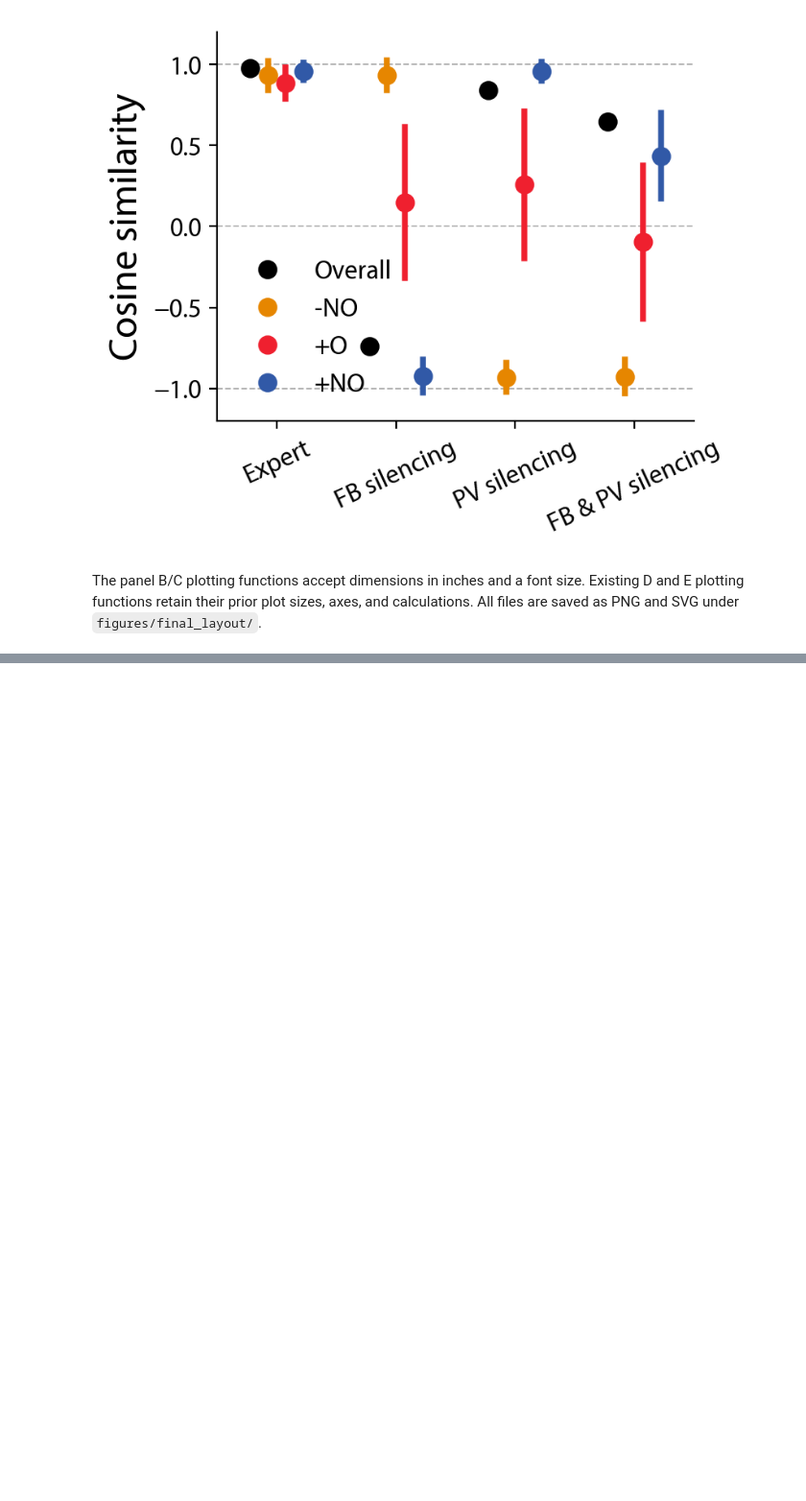
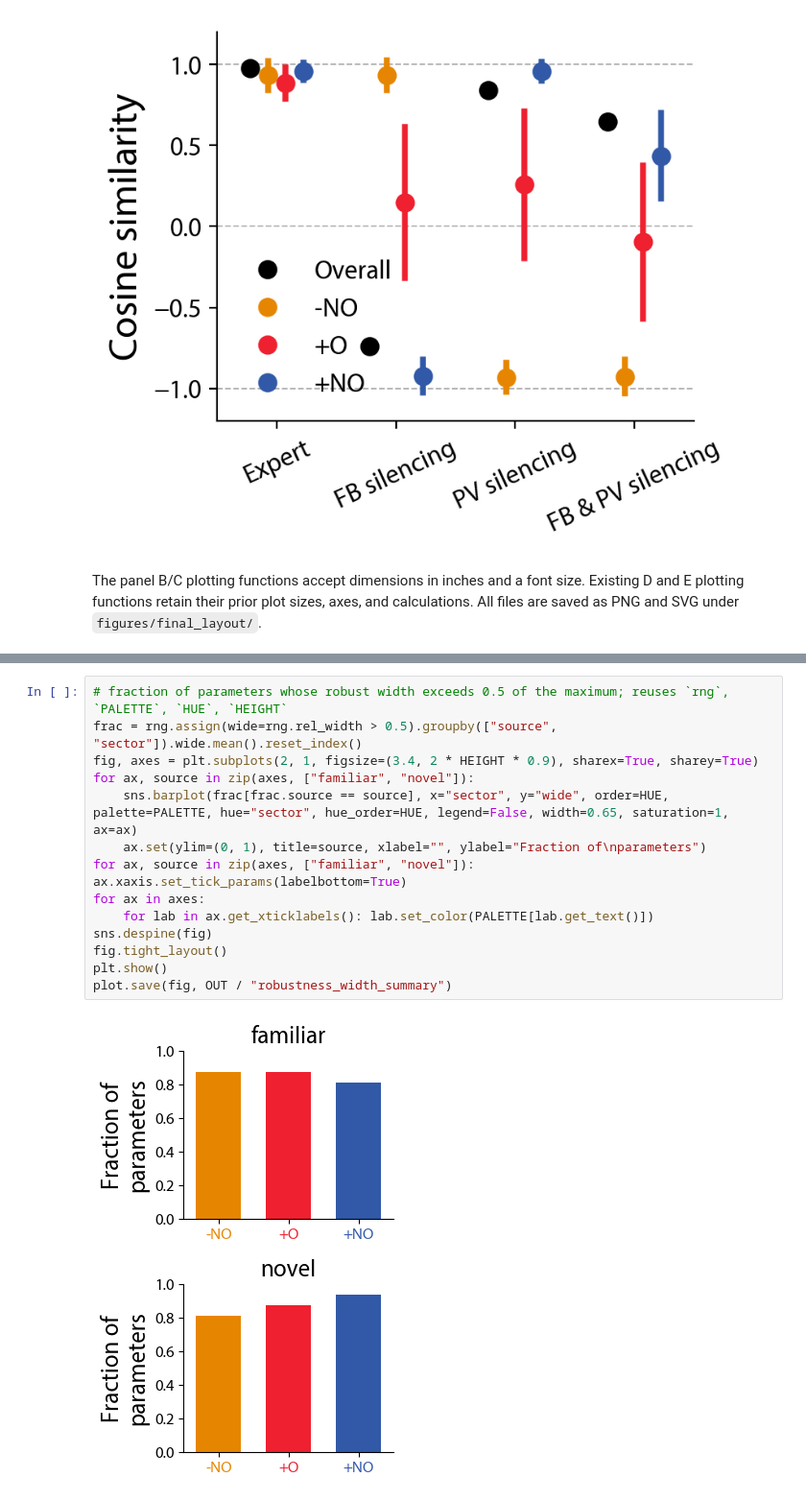
Before and after one commit to matushalak/context-contrasting, a Jupyter notebook: paper_v2/final_results.ipynb, the cells around one changed output, grey strips where cells are left out. Shown at 96% size. Saved outputs shown, nothing was run; the diff lists cells and outputs as text; blank space fills up the shorter version.

```diff
--- a/paper_v2/final_results.ipynb
+++ b/paper_v2/final_results.ipynb
@@ -110,0 +187,16 @@ The panel B/C plotting functions accept dimensions in inches and a font size. Ex
+# %%
+# fraction of parameters whose robust width exceeds 0.5 of the maximum; reuses `rng`, `PALETTE`, `HUE`, `HEIGHT`
+frac = rng.assign(wide=rng.rel_width > 0.5).groupby(["source", "sector"]).wide.mean().reset_index()
+fig, axes = plt.subplots(2, 1, figsize=(3.4, 2 * HEIGHT * 0.9), sharex=True, sharey=True)
+for ax, source in zip(axes, ["familiar", "novel"]):
+    sns.barplot(frac[frac.source == source], x="sector", y="wide", order=HUE, palette=PALETTE, hue="sector", hue_order=HUE, legend=False, width=0.65, saturation=1, ax=ax)
+    ax.set(ylim=(0, 1), title=source, xlabel="", ylabel="Fraction of\nparameters")
+for ax, source in zip(axes, ["familiar", "novel"]): ax.xaxis.set_tick_params(labelbottom=True)
+for ax in axes:
+    for lab in ax.get_xticklabels(): lab.set_color(PALETTE[lab.get_text()])
+sns.despine(fig)
+fig.tight_layout()
+plt.show()
+plot.save(fig, OUT / "robustness_width_summary")
+# %% [output]
+[figure, added]
```
Also changed, not shown: parts of 5 cells of this notebook, 1 other file.
